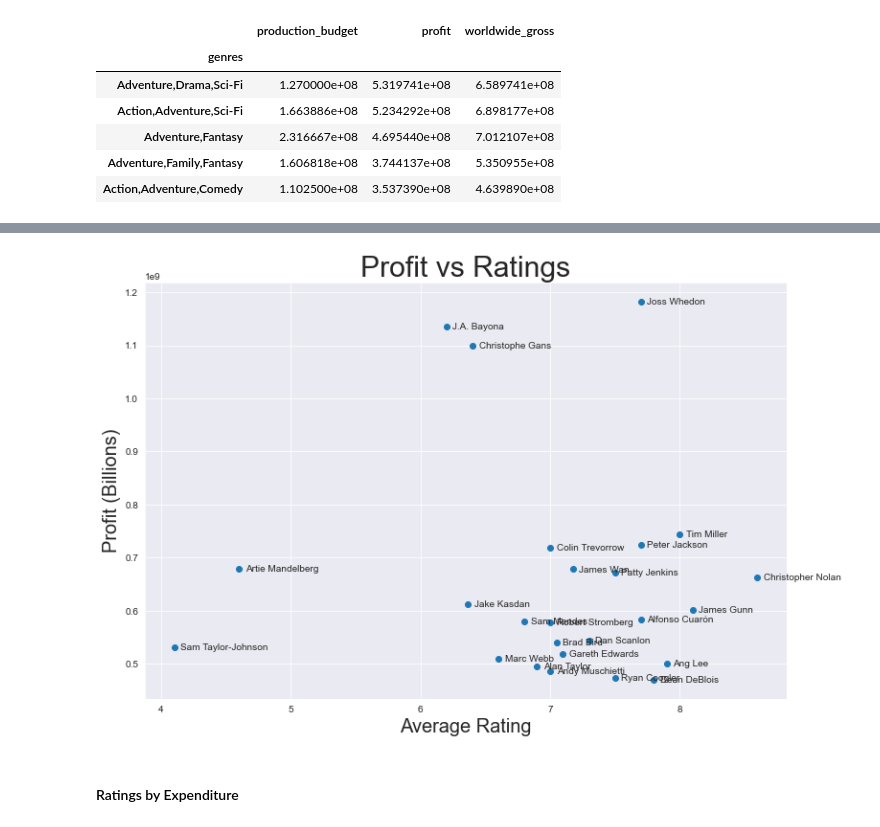
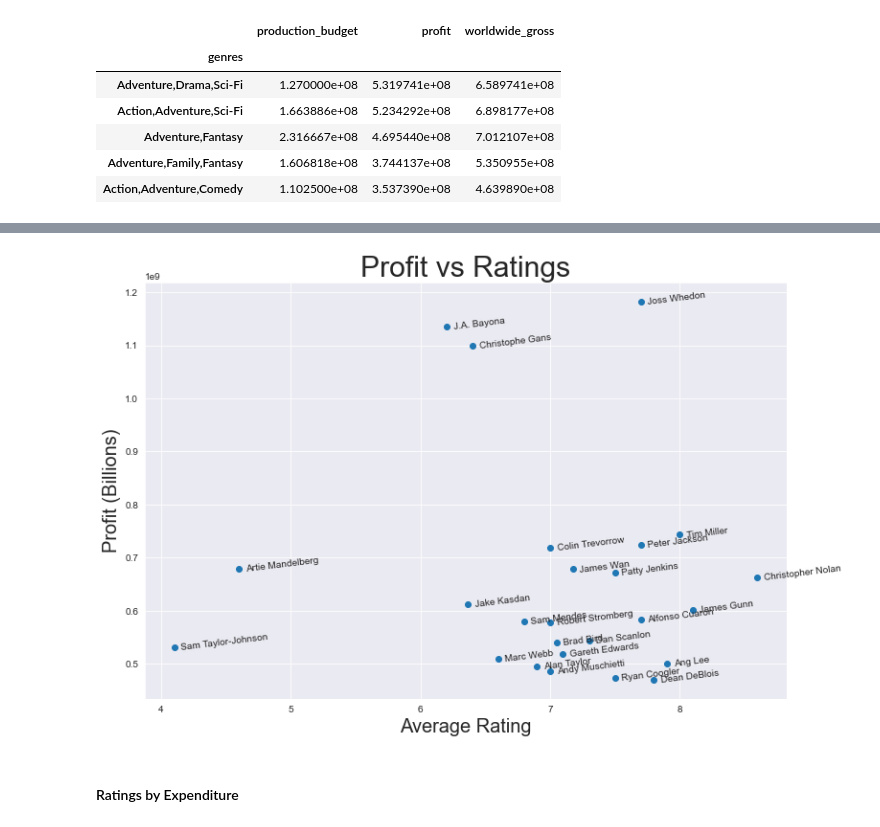
Before and after one commit to Benjamin2817/Microsoft-Movie-Analysis, a Jupyter notebook: Movie_Analysis_For_Microsoft.ipynb, the cells around one changed output, grey strips where cells are left out. Drawn from its saved outputs; the diff is of its cells as text; code cells hidden in the pictures.

```diff
--- a/Movie_Analysis_For_Microsoft.ipynb
+++ b/Movie_Analysis_For_Microsoft.ipynb
@@ -111,18 +112,18 @@ second_graph = second_graph.head(25)
 # %%
 sns.set_style('darkgrid')
 plt.figure(figsize=(12,8))
 v = second_graph.averagerating
 w = second_graph.profit
 annotations = second_graph.index
 plt.scatter(v,w)
 plt.title('Profit vs Ratings', fontsize=30)
 plt.xlabel('Average Rating', fontsize=20)
 plt.ylabel('Profit (Billions)', fontsize=20)
 for i, label in enumerate(annotations):
-    plt.annotate(label, (v.iloc[i]+.05, w.iloc[i]-5000000))
+    plt.annotate(label, (v.iloc[i]+.05, w.iloc[i]-5000000), rotation=7)
 plt.show();
 # %% [output]
-[figure, old version]
+[figure, new version]
 # %% [markdown]
 #### Ratings by Expenditure
 # %%
```
Also changed, not shown: parts of 2 cells of this notebook, 7 other files.
